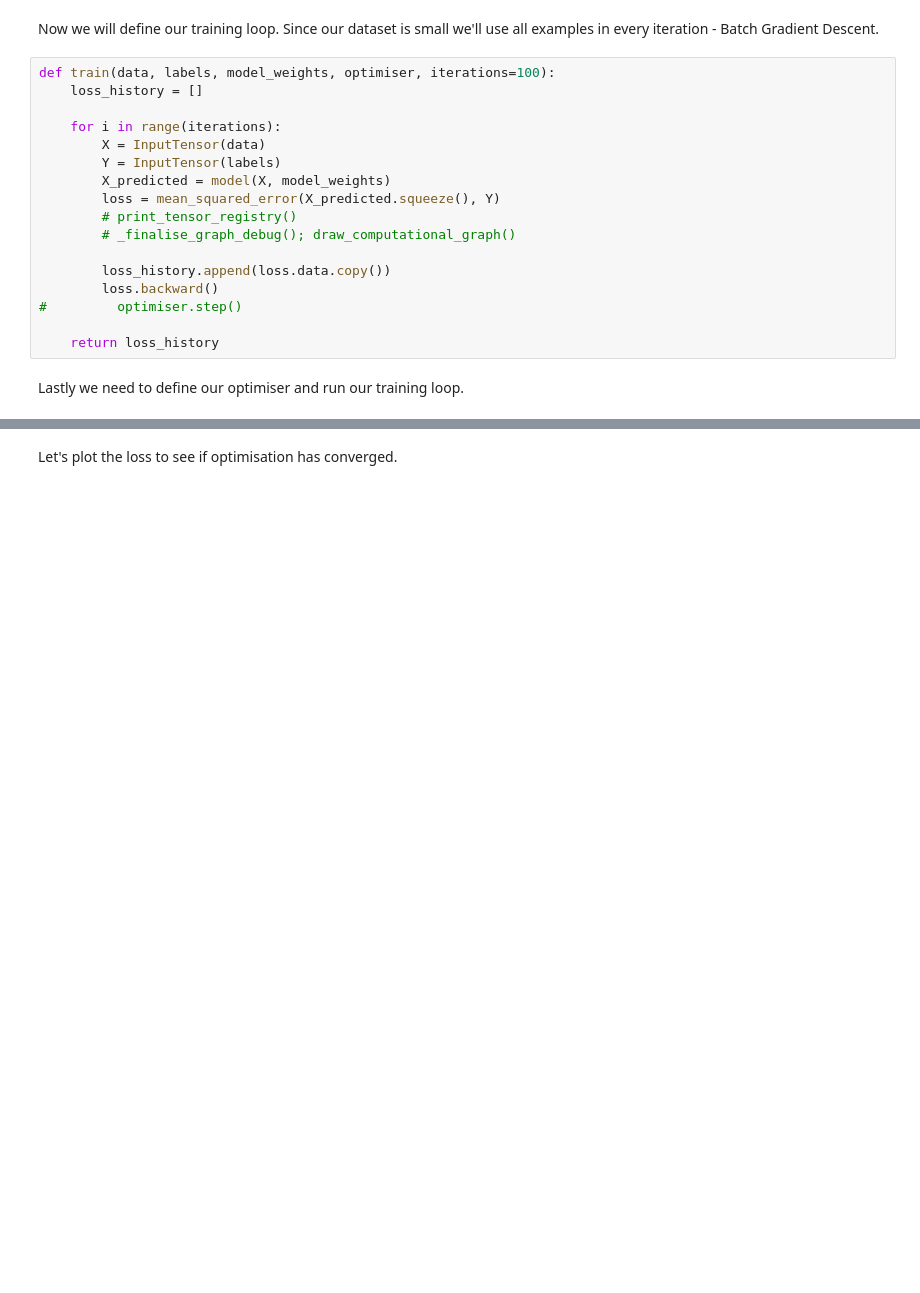
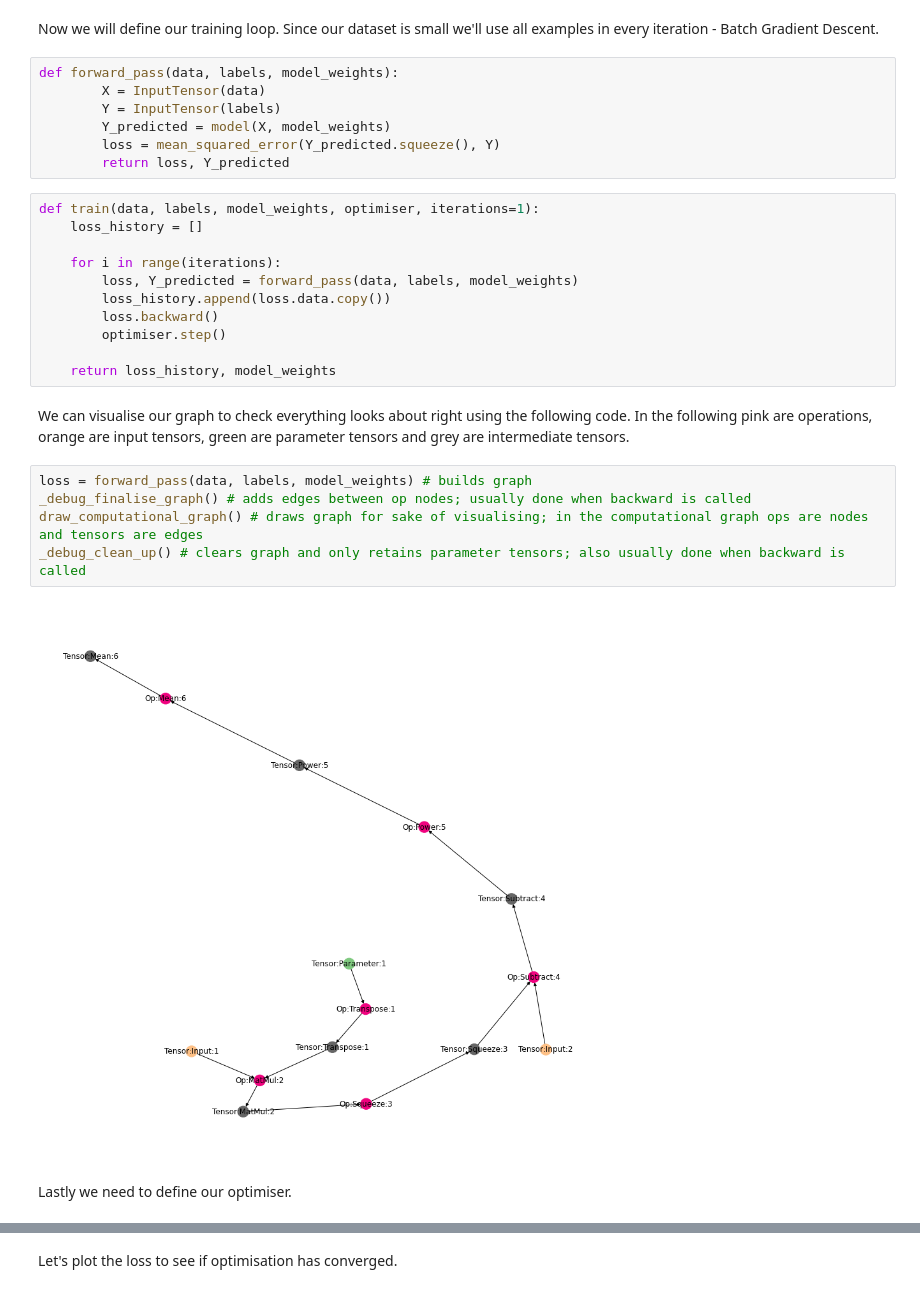
Before and after one commit to hannesgriffith/simple-autodiff-library, a Jupyter notebook: Linear Regression.ipynb, the cells around one changed output, grey strips where cells are left out. Saved outputs shown, nothing was run; the diff lists cells and outputs as text; blank space fills up the shorter version.

```diff
--- a/Linear Regression.ipynb
+++ b/Linear Regression.ipynb
@@ -86,22 +93,32 @@ plot(x, y, (target_m, target_c), model_weights.data.squeeze().tolist())
 # %% [markdown]
 Now we will define our training loop. Since our dataset is small we'll use all examples in every iteration - Batch Gradient Descent.
+# %%
+def forward_pass(data, labels, model_weights):
+        X = InputTensor(data)
+        Y = InputTensor(labels)
+        Y_predicted = model(X, model_weights)
+        loss = mean_squared_error(Y_predicted.squeeze(), Y)
+        return loss, Y_predicted
 # %%
-def train(data, labels, model_weights, optimiser, iterations=100):
+def train(data, labels, model_weights, optimiser, iterations=1):
     loss_history = []
 
     for i in range(iterations):
-        X = InputTensor(data)
-        Y = InputTensor(labels)
-        X_predicted = model(X, model_weights)
-        loss = mean_squared_error(X_predicted.squeeze(), Y)
-        # print_tensor_registry()
-        # _finalise_graph_debug(); draw_computational_graph()
-
+        loss, Y_predicted = forward_pass(data, labels, model_weights)
         loss_history.append(loss.data.copy())
         loss.backward()
-#         optimiser.step()
+        optimiser.step()
 
-    return loss_history
+    return loss_history, model_weights
+# %% [markdown]
+We can visualise our graph to check everything looks about right using the following code. In the following pink are operations, orange are input tensors, green are parameter tensors and grey are intermediate tensors.
+# %%
+loss = forward_pass(data, labels, model_weights) # builds graph
+_debug_finalise_graph() # adds edges between op nodes; usually done when backward is called
+draw_computational_graph() # draws graph for sake of visualising; in the computational graph ops are nodes and tensors are edges
+_debug_clean_up() # clears graph and only retains parameter tensors; also usually done when backward is called
+# %% [output]
+[figure, added]
 # %% [markdown]
-Lastly we need to define our optimiser and run our training loop.
+Lastly we need to define our optimiser.
 # %%
```
Also changed, not shown: parts of 25 cells of this notebook, 18 other files.
